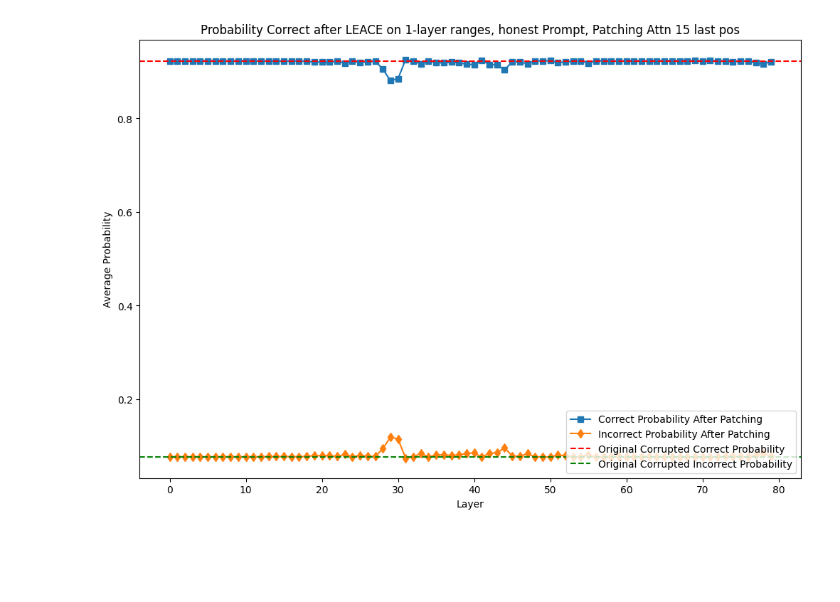
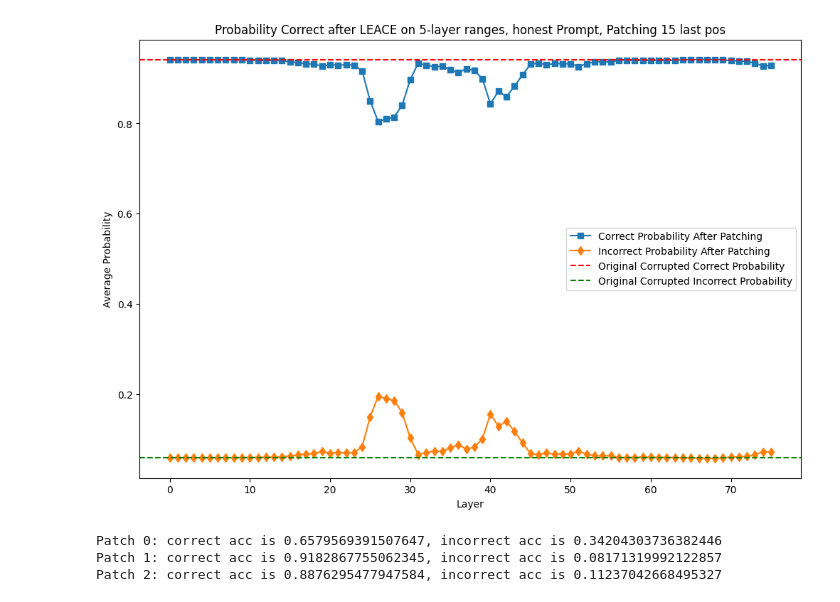
Before and after one commit to magikarp01/iti_capstone, a Jupyter notebook: leace.ipynb, the cells around one changed output. Cells and saved outputs as stored; diff of their text form; code cells hidden in the pictures; blank space fills up the shorter version.

```diff
--- a/leace.ipynb
+++ b/leace.ipynb
@@ -243,10 +243,10 @@ patch_probs = {"True": {}, "False": {}, "Correct": {}, "Incorrect": {}}
 range_patch_probs = {"True": {}, "False": {}, "Correct": {}, "Incorrect": {}}
 # layer_ranges = [(0, 10), (10, 20), (20, 30), (30, 40), (40, 50), (50, 60), (60, 70), (70, 80)]
 
-layer_window = 1
+layer_window = 5
 layer_ranges = [(x, x+layer_window) for x in range(0, 81-layer_window)]
 
-for i, row in enumerate(tqdm(azaria_mitchell_facts[:20])):
+for i, row in enumerate(tqdm(azaria_mitchell_facts[:50])):
     statement = azaria_mitchell_facts[i]["claim"]
 
     text = create_prompt(statement, clean_mode)
@@ -298,36 +298,36 @@ avg_og_correct_prob = np.mean(og_correct_probs_array)
 avg_og_incorrect_prob = np.mean(og_incorrect_probs_array)
 
 avg_og_clean_correct_prob = np.mean(og_clean_correct_probs_array)
 avg_og_clean_incorrect_prob = np.mean(og_clean_incorrect_probs_array)
 
 range_patch_correct_probs_array = np.array([list(range_patch_probs["Correct"][layer_range].values()) for layer_range in layer_ranges])
 range_patch_incorrect_probs_array = np.array([list(range_patch_probs["Incorrect"][layer_range].values()) for layer_range in layer_ranges])
 
 # Calculate average accuracies for range_patch_probs
 avg_range_patch_correct_probs = np.mean(range_patch_correct_probs_array, axis=1)
 avg_range_patch_incorrect_probs = np.mean(range_patch_incorrect_probs_array, axis=1)
 
 plt.figure(figsize=(12, 8))
 # Additional plots for range_patch_probs
 layer_range_indices = [start for start, end in layer_ranges]
 plt.plot(layer_range_indices, avg_range_patch_correct_probs, marker='s', linestyle='-', label='Correct Probability After Patching')
 plt.plot(layer_range_indices, avg_range_patch_incorrect_probs, marker='d', linestyle='-', label='Incorrect Probability After Patching')
 
 plt.axhline(y=avg_og_correct_prob, color='r', linestyle='--', label='Original Corrupted Correct Probability')
 # plt.axhline(y=avg_og_clean_correct_prob, color='b', linestyle='--', label='Original Clean Correct Probability')
 
 plt.axhline(y=avg_og_incorrect_prob, color='g', linestyle='--', label='Original Corrupted Incorrect Probability')
 # plt.axhline(y=avg_og_clean_incorrect_prob, color='y', linestyle='--', label='Original Clean Incorrect Probability')
 
 
 # Add labels and legend
 plt.xlabel('Layer')
 plt.ylabel('Average Probability')
-plt.legend(loc="lower right")
-plt.title(f"Probability Correct after LEACE on {layer_window}-layer ranges, {clean_mode} Prompt, Patching Attn {-cache_seq_pos} last pos")
+plt.legend(loc="center right")
+plt.title(f"Probability Correct after LEACE on {layer_window}-layer ranges, {clean_mode} Prompt, Patching {-cache_seq_pos} last pos")
 plt.show()
 # %% [output]
-[figure, old version]
+[figure, new version]
 # %%
 from utils.interp_utils import forward_pass
 import copy
@@ -364,3 +364,7 @@ for i, row in enumerate(tqdm(azaria_mitchell_facts[:20])):
 
 for patch_idx, layer_patch in enumerate(layer_patches):
     print(f"Patch {patch_idx}: correct acc is {np.mean(correct_probs[patch_idx])}, incorrect acc is {np.mean(incorrect_probs[patch_idx])}")
+# %% [output]
+Patch 0: correct acc is 0.6579569391507647, incorrect acc is 0.34204303736382446
+Patch 1: correct acc is 0.9182867755062345, incorrect acc is 0.08171319992122857
+Patch 2: correct acc is 0.8876295477947584, incorrect acc is 0.11237042668495327
```
Also changed, not shown: 4 other files.
